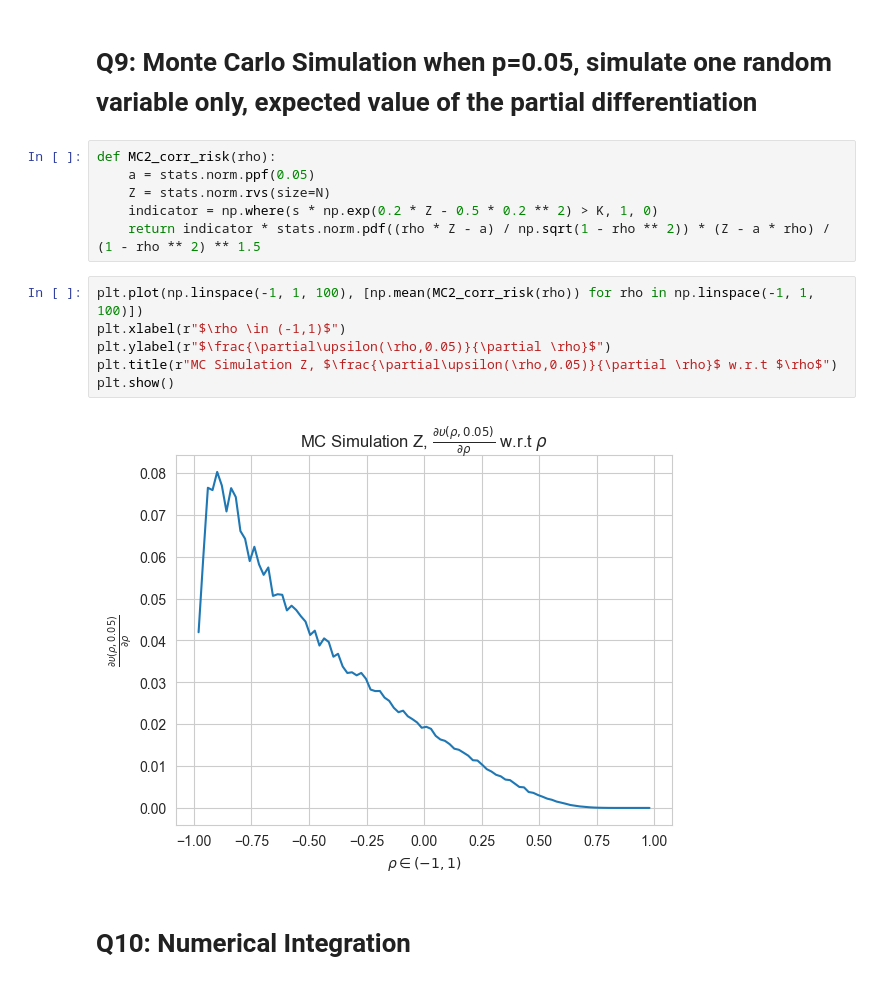
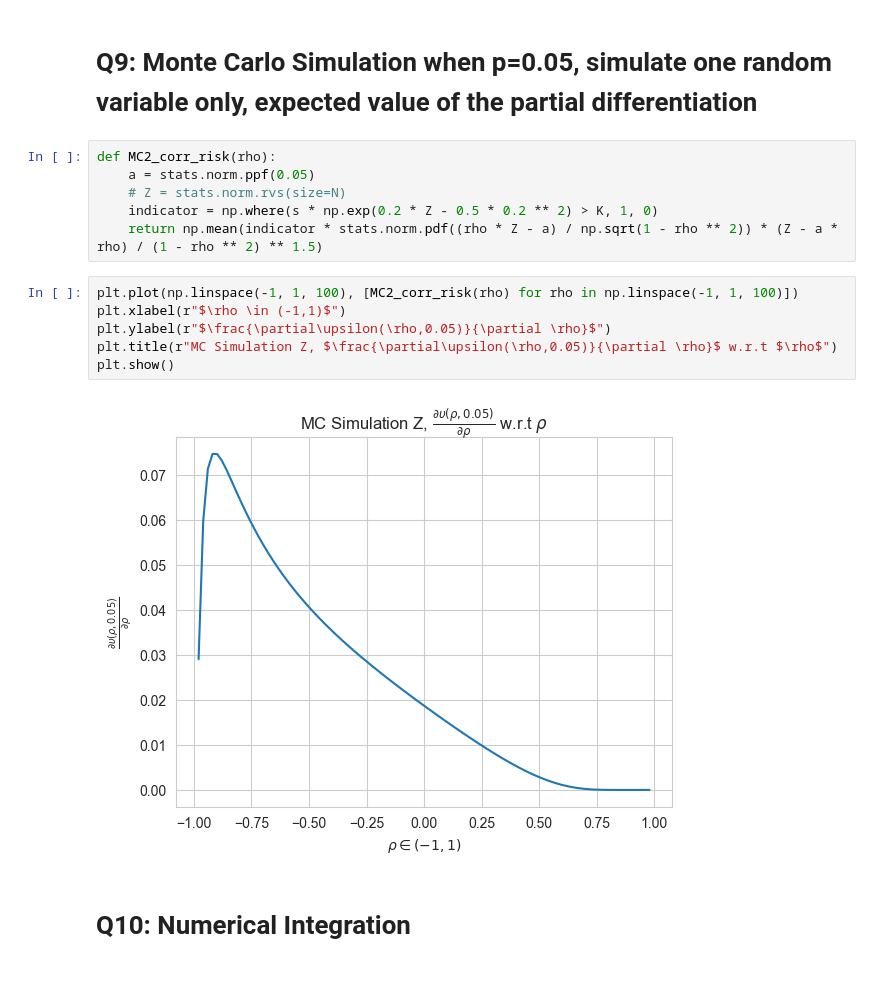
Before and after one commit to kaiwenShen/Digital_Option_pricing_w_default_risk, a Jupyter notebook: Digital_option_w_default.ipynb, the cells around one changed output. Saved outputs shown, nothing was run; the diff lists cells and outputs as text.

```diff
--- a/Digital_option_w_default.ipynb
+++ b/Digital_option_w_default.ipynb
@@ -101,17 +101,17 @@ plt.show()
 # %%
 def MC2_corr_risk(rho):
     a = stats.norm.ppf(0.05)
-    Z = stats.norm.rvs(size=N)
+    # Z = stats.norm.rvs(size=N)
     indicator = np.where(s * np.exp(0.2 * Z - 0.5 * 0.2 ** 2) > K, 1, 0)
-    return indicator * stats.norm.pdf((rho * Z - a) / np.sqrt(1 - rho ** 2)) * (Z - a * rho) / (1 - rho ** 2) ** 1.5
+    return np.mean(indicator * stats.norm.pdf((rho * Z - a) / np.sqrt(1 - rho ** 2)) * (Z - a * rho) / (1 - rho ** 2) ** 1.5)
 # %%
-plt.plot(np.linspace(-1, 1, 100), [np.mean(MC2_corr_risk(rho)) for rho in np.linspace(-1, 1, 100)])
+plt.plot(np.linspace(-1, 1, 100), [MC2_corr_risk(rho) for rho in np.linspace(-1, 1, 100)])
 plt.xlabel(r"$\rho \in (-1,1)$")
 plt.ylabel(r"$\frac{\partial\upsilon(\rho,0.05)}{\partial \rho}$")
 plt.title(r"MC Simulation Z, $\frac{\partial\upsilon(\rho,0.05)}{\partial \rho}$ w.r.t $\rho$")
 plt.show()
 # %% [output]
-[figure, old version]
+[figure, new version]
 # %% [markdown]
 # Q10: Numerical Integration
 # %%
```
Also changed, not shown: parts of 11 cells of this notebook, 6 other files.
